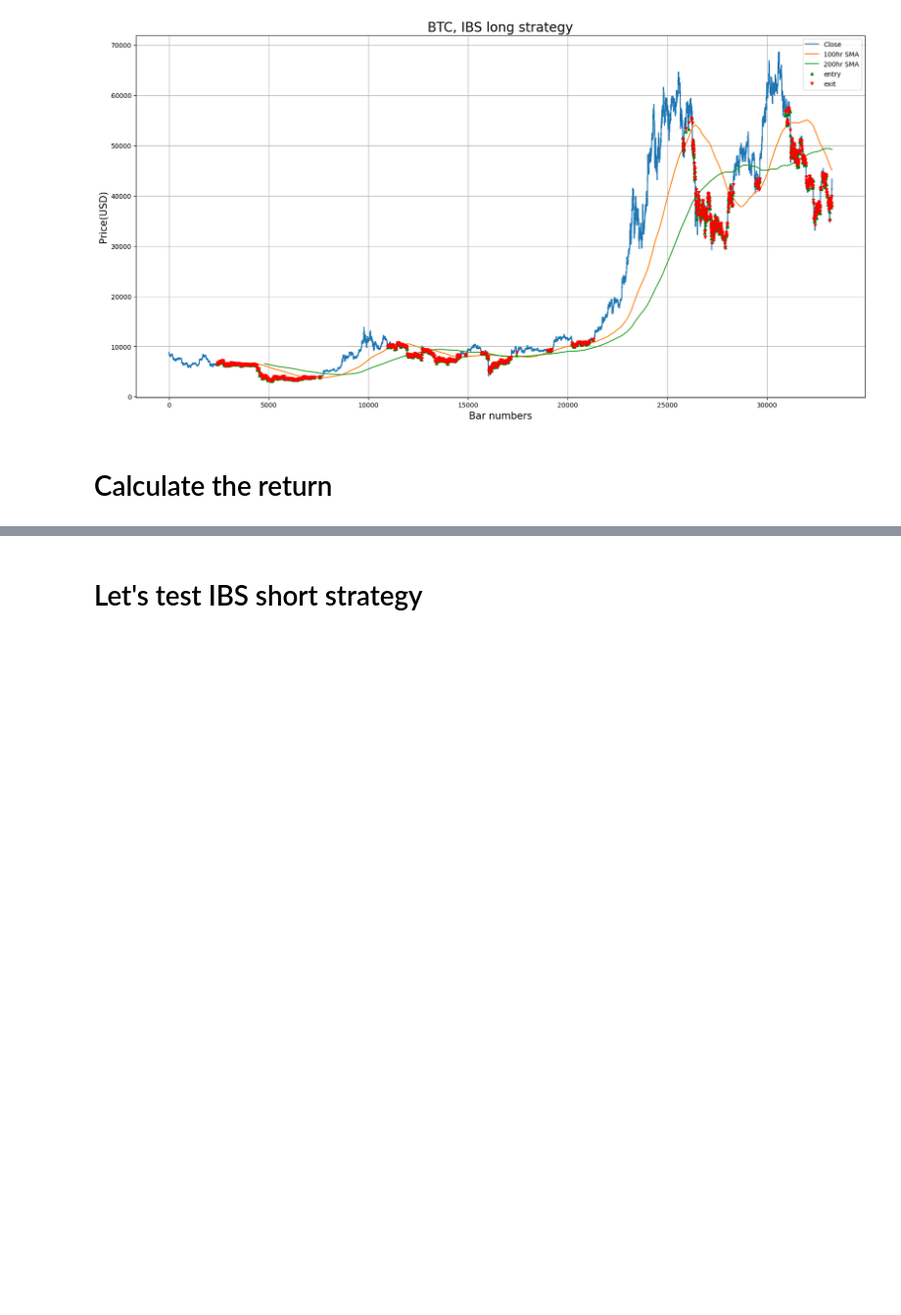
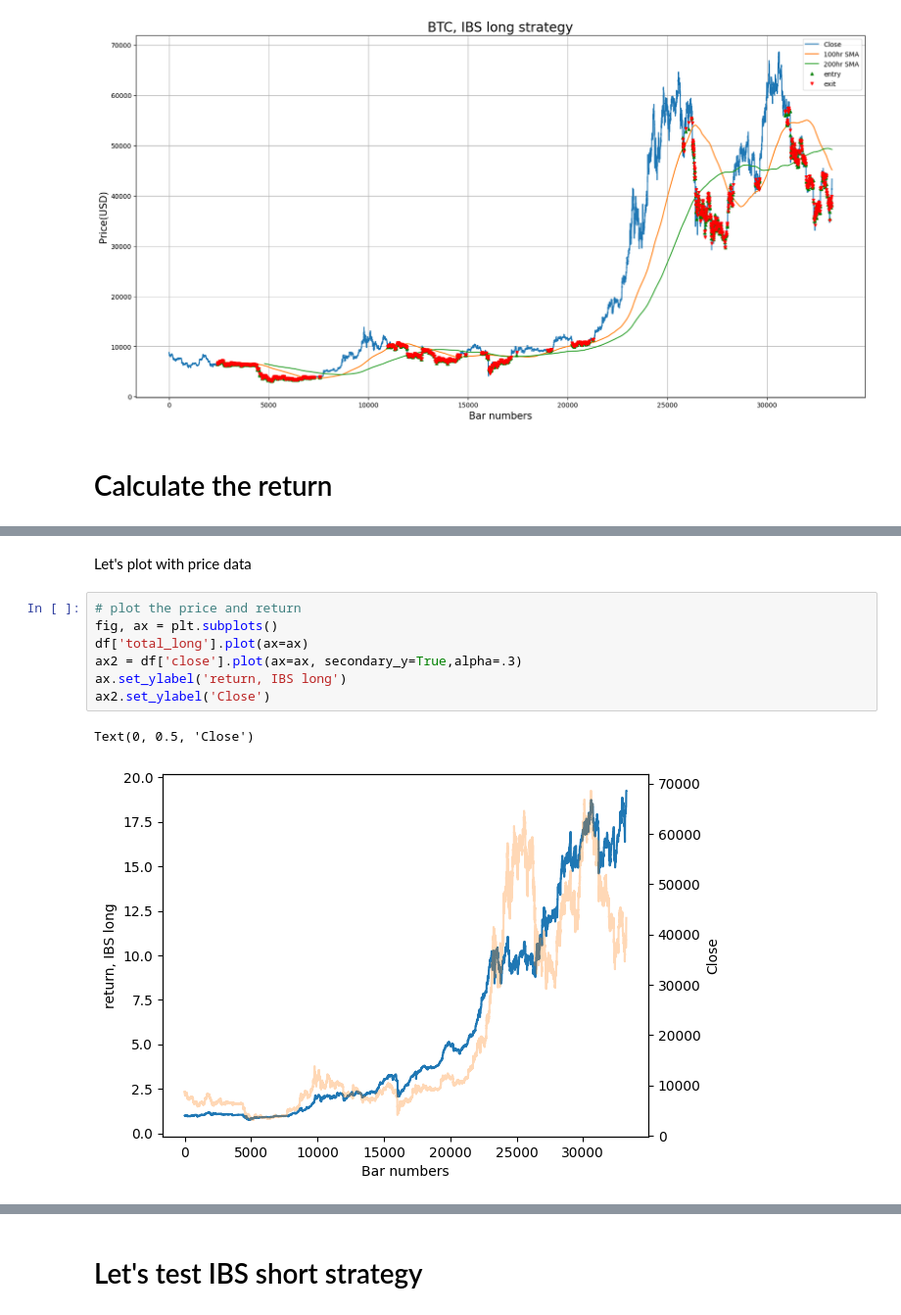
Before and after one commit to JoshuaChung93/Cryptocurrency-trading-bot, a Jupyter notebook: BTC_IBS_strategy_backtest.ipynb, the cells around one changed output, grey strips where cells are left out. Shown at 98% size. Drawn from its saved outputs; the diff is of its cells as text; blank space fills up the shorter version.

```diff
--- a/BTC_IBS_strategy_backtest.ipynb
+++ b/BTC_IBS_strategy_backtest.ipynb
@@ -231,0 +305,12 @@ plt.show()
+# %% [markdown]
+Let's plot with price data
+# %%
+# plot the price and return
+fig, ax = plt.subplots()
+df['total_long'].plot(ax=ax)
+ax2 = df['close'].plot(ax=ax, secondary_y=True,alpha=.3)
+ax.set_ylabel('return, IBS long')
+ax2.set_ylabel('Close')
+# %% [output]
+Text(0, 0.5, 'Close')
+[figure, added]
```
Also changed, not shown: parts of 59 cells of this notebook.
